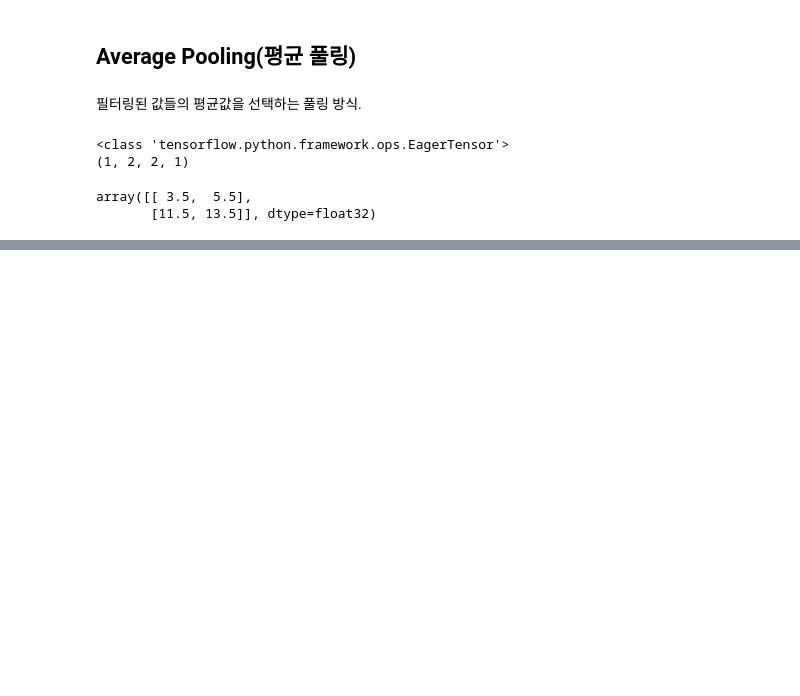
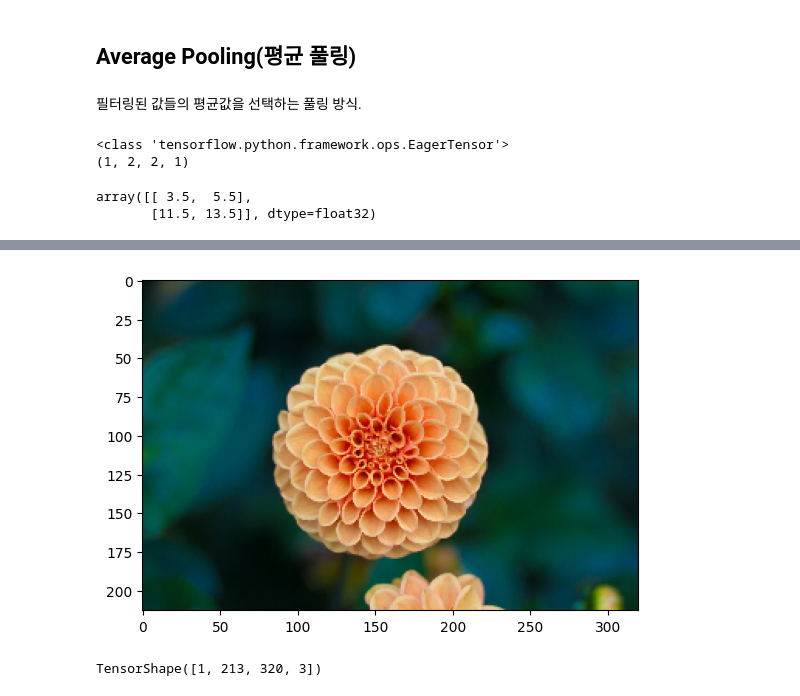
Before and after one commit to JakeOh/202605_BD57, a Jupyter notebook: lab_ml/ml18_cnn.ipynb, the cells around one changed output, grey strips where cells are left out. Cells and saved outputs as stored; diff of their text form; code cells hidden in the pictures; blank space fills up the shorter version.

```diff
--- a/lab_ml/ml18_cnn.ipynb
+++ b/lab_ml/ml18_cnn.ipynb
@@ -293,0 +316,13 @@ array([[ 3.5,  5.5],
+# %%
+img = result.numpy().reshape((213, 320, 3))
+plt.imshow(img)
+plt.show()
+#> 이미지에서 pooling의 효과는 이미지 크기 축소.
+# %% [output]
+[figure, added]
+# %%
+avg_pooling = keras.layers.AveragePooling2D(pool_size=(2, 2))
+result = avg_pooling(x)
+result.shape
+# %% [output]
+TensorShape([1, 213, 320, 3])
```
Also changed, not shown: parts of 15 cells of this notebook.
